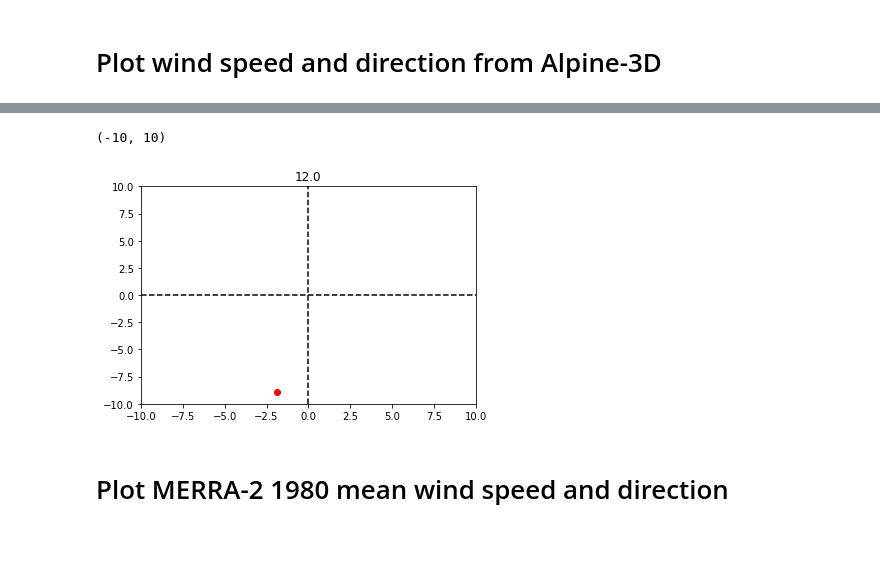
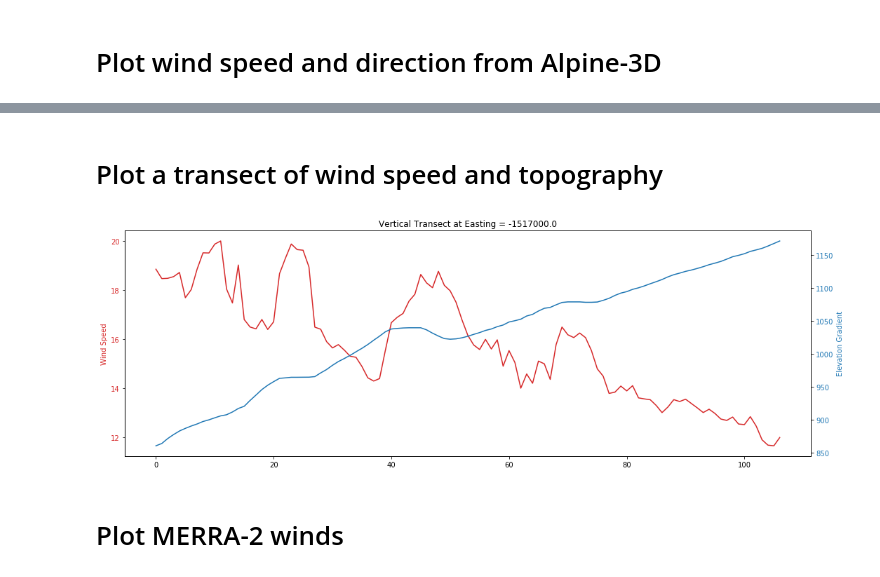
Before and after one commit to EricKeenan/SNOWPACK_WAIS, a Jupyter notebook: analysis/Wind_direction.ipynb, the cells around one changed output, grey strips where cells are left out. Saved outputs shown, nothing was run; the diff lists cells and outputs as text; code cells hidden in the pictures; blank space fills up the shorter version.

```diff
--- a/analysis/Wind_direction.ipynb
+++ b/analysis/Wind_direction.ipynb
@@ -67,16 +62,36 @@ V mean: -9.017110922452282
-# %%
-ind = 0
-plt.plot(U_smet[ind], V_smet[ind], 'ro')
-plt.plot([-10, 10], [0,0], 'k--')
-plt.plot([0, 0], [-10,10], 'k--')
-plt.title(str(DW_smet[ind]))
-plt.xlim([-10, 10])
-plt.ylim([-10, 10])
-# %% [output]
-(-10, 10)
-[figure, removed]
+# %% [markdown]
+# Plot a transect of wind speed and topography
+# %%
+# Calculate transects
+ind = 25
+ws_transect = ds['ws'].isel(time=0)[:, ind]
+dem_transect = dem[:, ind]
+# dem_transect = np.gradient(dem[:, ind])
+
+# Plot both transects
+fig, ax1 = plt.subplots(figsize=(15,5))
+
+# Wind Speed
+color = 'tab:red'
+ax1.set_ylabel('Wind Speed', color=color)
+ax1.plot(ws_transect, color=color)
+ax1.tick_params(axis='y', labelcolor=color)
+ax2 = ax1.twinx()
+
+# Elevation
+color = 'tab:blue'
+ax2.set_ylabel('Elevation Gradient', color=color)
+ax2.plot(dem_transect, color=color)
+ax2.tick_params(axis='y', labelcolor=color)
+
+# Settings
+fig.tight_layout()
+plt.title("Vertical Transect at Easting = " + str(float(ws_transect['easting'].values)))
+plt.show()
+# %% [output]
+[figure, added]
 # %% [markdown]
-# Plot MERRA-2 1980 mean wind speed and direction
+# Plot MERRA-2 winds
 # %%
 # Define upper left and lower right A3D domain corners in epsg 3031
 ncol = 168
```
Also changed, not shown: parts of 6 cells of this notebook, 6 other files.
